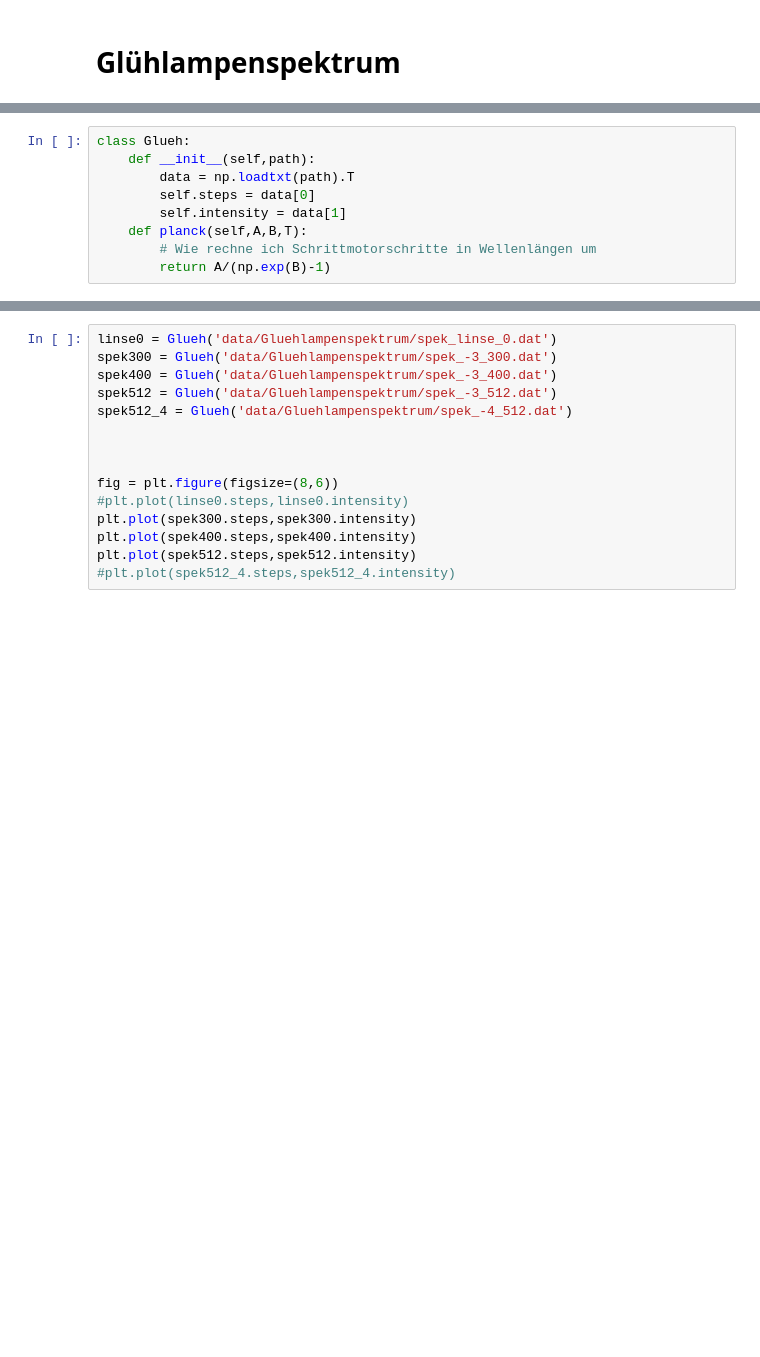
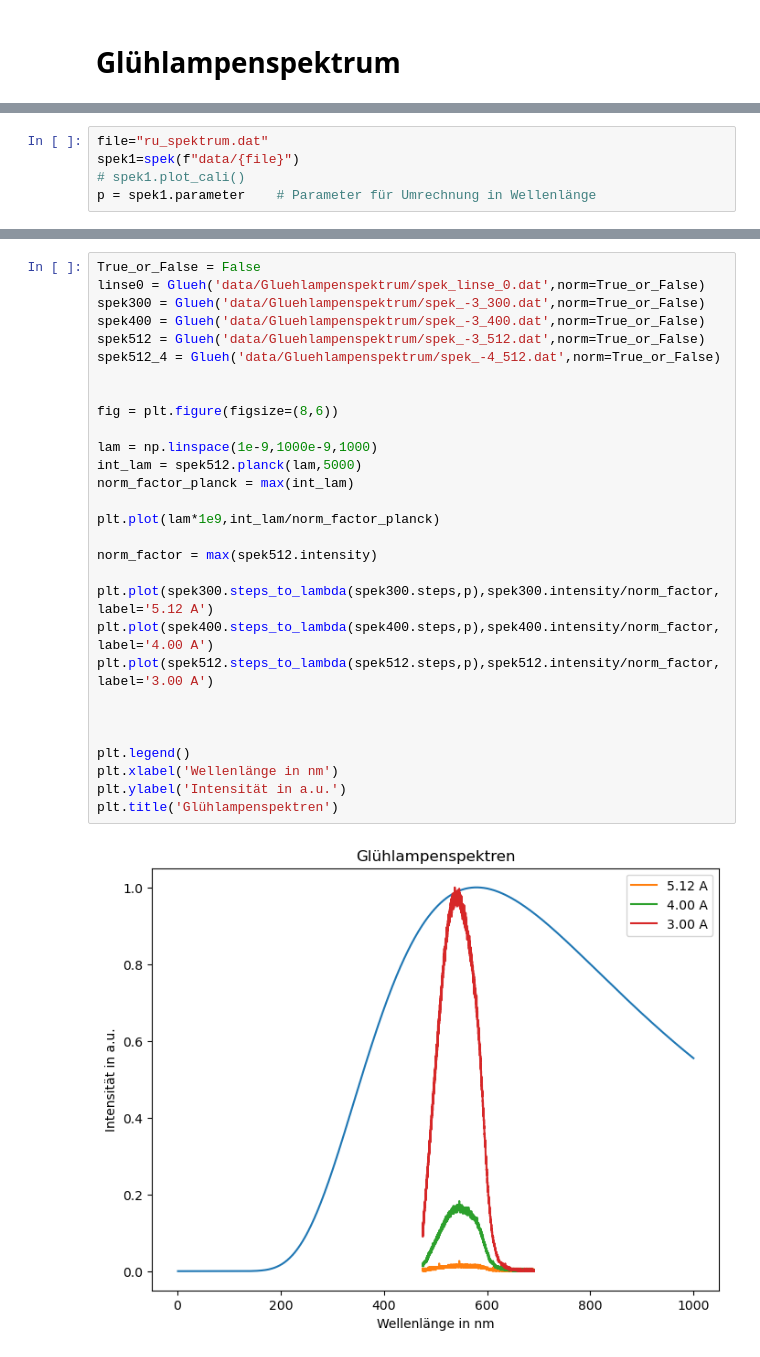
Before and after one commit to hannes-ebe/F-Prak-B, a Jupyter notebook: Jodbanden/gluehlampe.ipynb, the cells around one changed output, grey strips where cells are left out. Saved outputs shown, nothing was run; the diff lists cells and outputs as text; blank space fills up the shorter version.

Commit message:
Herumspielen mit Glühlampenspektren.

```diff
--- a/Jodbanden/gluehlampe.ipynb
+++ b/Jodbanden/gluehlampe.ipynb
@@ -6,9 +9,0 @@ import matplotlib.pyplot as plt
-# %%
-class Glueh:
-    def __init__(self,path):
-        data = np.loadtxt(path).T
-        self.steps = data[0]
-        self.intensity = data[1]
-    def planck(self,A,B,T):
-        # Wie rechne ich Schrittmotorschritte in Wellenlängen um
-        return A/(np.exp(B)-1)
@@ -16,0 +92,5 @@ Spektrum mit Linse ist sehr hässlich, weshalb es nicht ausgewertet wird.
+# %%
+file="ru_spektrum.dat"
+spek1=spek(f"data/{file}")
+# spek1.plot_cali()
+p = spek1.parameter    # Parameter für Umrechnung in Wellenlänge
@@ -17,16 +102,31 @@ Spektrum mit Linse ist sehr hässlich, weshalb es nicht ausgewertet wird.
 # %%
-linse0 = Glueh('data/Gluehlampenspektrum/spek_linse_0.dat')
-spek300 = Glueh('data/Gluehlampenspektrum/spek_-3_300.dat')
-spek400 = Glueh('data/Gluehlampenspektrum/spek_-3_400.dat')
-spek512 = Glueh('data/Gluehlampenspektrum/spek_-3_512.dat')
-spek512_4 = Glueh('data/Gluehlampenspektrum/spek_-4_512.dat')
+True_or_False = False
+linse0 = Glueh('data/Gluehlampenspektrum/spek_linse_0.dat',norm=True_or_False)
+spek300 = Glueh('data/Gluehlampenspektrum/spek_-3_300.dat',norm=True_or_False)
+spek400 = Glueh('data/Gluehlampenspektrum/spek_-3_400.dat',norm=True_or_False)
+spek512 = Glueh('data/Gluehlampenspektrum/spek_-3_512.dat',norm=True_or_False)
+spek512_4 = Glueh('data/Gluehlampenspektrum/spek_-4_512.dat',norm=True_or_False)
+
+
+fig = plt.figure(figsize=(8,6))
+
+lam = np.linspace(1e-9,1000e-9,1000)
+int_lam = spek512.planck(lam,5000)
+norm_factor_planck = max(int_lam)
+
+plt.plot(lam*1e9,int_lam/norm_factor_planck)
+
+norm_factor = max(spek512.intensity)
+
+plt.plot(spek300.steps_to_lambda(spek300.steps,p),spek300.intensity/norm_factor,label='5.12 A')
+plt.plot(spek400.steps_to_lambda(spek400.steps,p),spek400.intensity/norm_factor,label='4.00 A')
+plt.plot(spek512.steps_to_lambda(spek512.steps,p),spek512.intensity/norm_factor,label='3.00 A')
 
 
 
-fig = plt.figure(figsize=(8,6))
-#plt.plot(linse0.steps,linse0.intensity)
-plt.plot(spek300.steps,spek300.intensity)
-plt.plot(spek400.steps,spek400.intensity)
-plt.plot(spek512.steps,spek512.intensity)
-#plt.plot(spek512_4.steps,spek512_4.intensity)
+plt.legend()
+plt.xlabel('Wellenlänge in nm')
+plt.ylabel('Intensität in a.u.')
+plt.title('Glühlampenspektren')
 # %% [output]
+[figure, new version]
```
Also changed, not shown: parts of 7 cells of this notebook.
